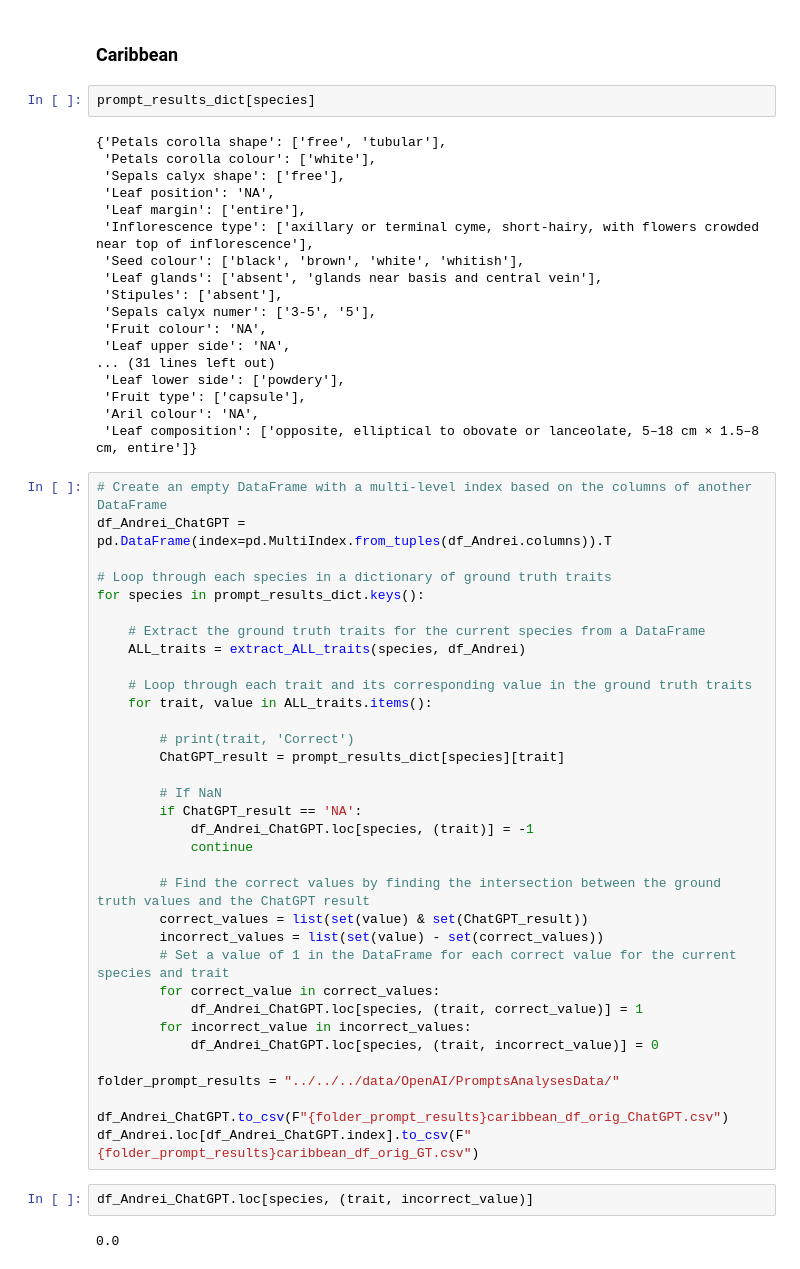
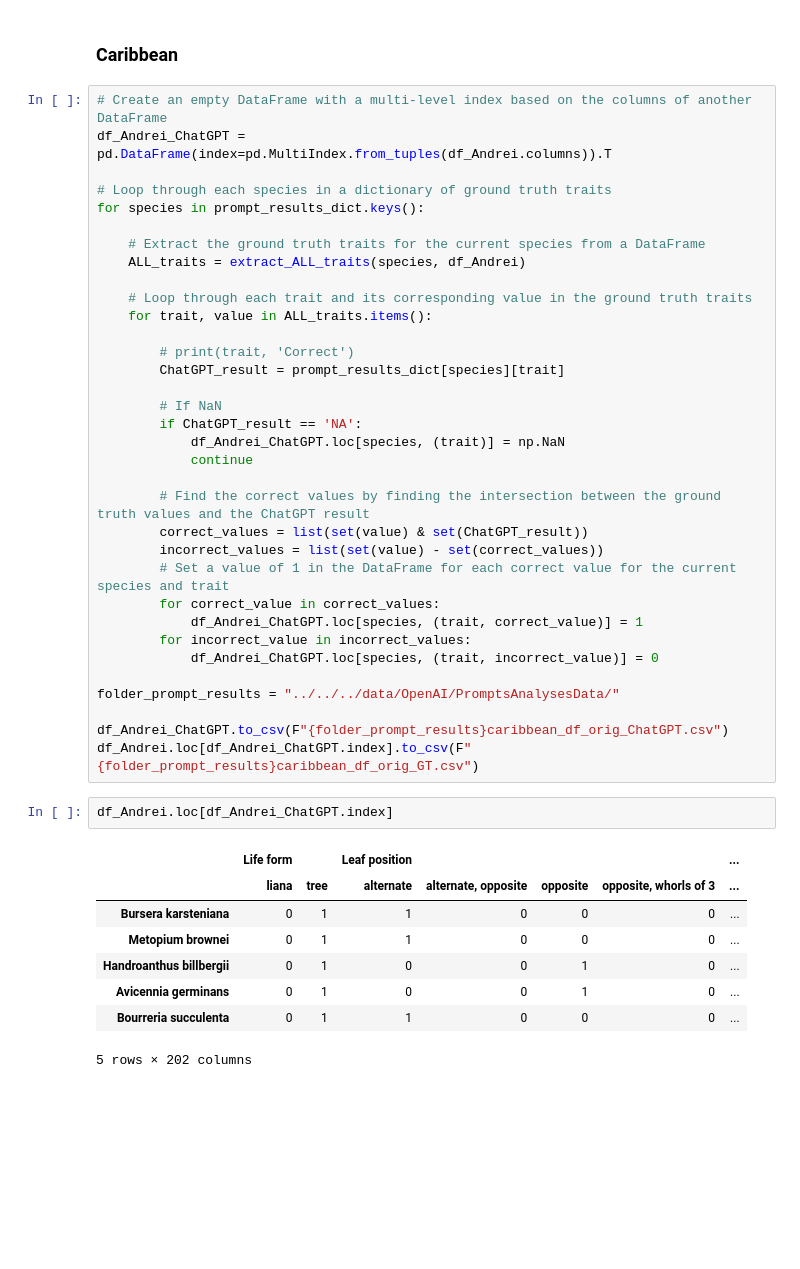
Before and after one commit to RobertvdV/GRS70424_Internship, a Jupyter notebook: notebooks/reports/OpenAI/5.2.2_ChatGPT_prompt_readings_new_prompt.ipynb, the cells around one changed output. Drawn from its saved outputs; the diff is of its cells as text; blank space fills up the shorter version.

```diff
--- a/notebooks/reports/OpenAI/5.2.2_ChatGPT_prompt_readings_new_prompt.ipynb
+++ b/notebooks/reports/OpenAI/5.2.2_ChatGPT_prompt_readings_new_prompt.ipynb
@@ -176,26 +212,6 @@ def extract_ALL_traits(species, df):
     return result
 # %% [markdown]
 ### Caribbean
-# %%
-prompt_results_dict[species]
-# %% [output]
-{'Petals corolla shape': ['free', 'tubular'],
- 'Petals corolla colour': ['white'],
- 'Sepals calyx shape': ['free'],
- 'Leaf position': 'NA',
- 'Leaf margin': ['entire'],
- 'Inflorescence type': ['axillary or terminal cyme, short-hairy, with flowers crowded near top of inflorescence'],
- 'Seed colour': ['black', 'brown', 'white', 'whitish'],
- 'Leaf glands': ['absent', 'glands near basis and central vein'],
- 'Stipules': ['absent'],
- 'Sepals calyx numer': ['3-5', '5'],
- 'Fruit colour': 'NA',
- 'Leaf upper side': 'NA',
-... (31 lines left out)
- 'Leaf lower side': ['powdery'],
- 'Fruit type': ['capsule'],
- 'Aril colour': 'NA',
- 'Leaf composition': ['opposite, elliptical to obovate or lanceolate, 5–18 cm × 1.5–8 cm, entire']}
 # %%
 # Create an empty DataFrame with a multi-level index based on the columns of another DataFrame
 df_Andrei_ChatGPT = pd.DataFrame(index=pd.MultiIndex.from_tuples(df_Andrei.columns)).T
@@ -214,7 +230,7 @@ for species in prompt_results_dict.keys():
 
         # If NaN
         if ChatGPT_result == 'NA':
-            df_Andrei_ChatGPT.loc[species, (trait)] = -1
+            df_Andrei_ChatGPT.loc[species, (trait)] = np.NaN
             continue
 
         # Find the correct values by finding the intersection between the ground truth values and the ChatGPT result
@@ -230,10 +246,17 @@ folder_prompt_results = "../../../data/OpenAI/PromptsAnalysesData/"
 
 df_Andrei_ChatGPT.to_csv(F"{folder_prompt_results}caribbean_df_orig_ChatGPT.csv")
 df_Andrei.loc[df_Andrei_ChatGPT.index].to_csv(F"{folder_prompt_results}caribbean_df_orig_GT.csv")
-# %%
-df_Andrei_ChatGPT.loc[species, (trait, incorrect_value)]
-# %% [output]
-0.0
+# %%
+df_Andrei.loc[df_Andrei_ChatGPT.index]
+# %% [output]
+|  | Life form |  | Leaf position |  |  |  | ... |
+|  | liana | tree | alternate | alternate, opposite | opposite | opposite, whorls of 3 | ... |
+| Bursera karsteniana | 0 | 1 | 1 | 0 | 0 | 0 | ... |
+| Metopium brownei | 0 | 1 | 1 | 0 | 0 | 0 | ... |
+| Handroanthus billbergii | 0 | 1 | 0 | 0 | 1 | 0 | ... |
+| Avicennia germinans | 0 | 1 | 0 | 0 | 1 | 0 | ... |
+| Bourreria succulenta | 0 | 1 | 1 | 0 | 0 | 0 | ... |
+5 rows × 202 columns
 # %%
 df_Andrei_ChatGPT
 # %% [output]
```
Also changed, not shown: parts of 3 cells of this notebook, 2 other files.
